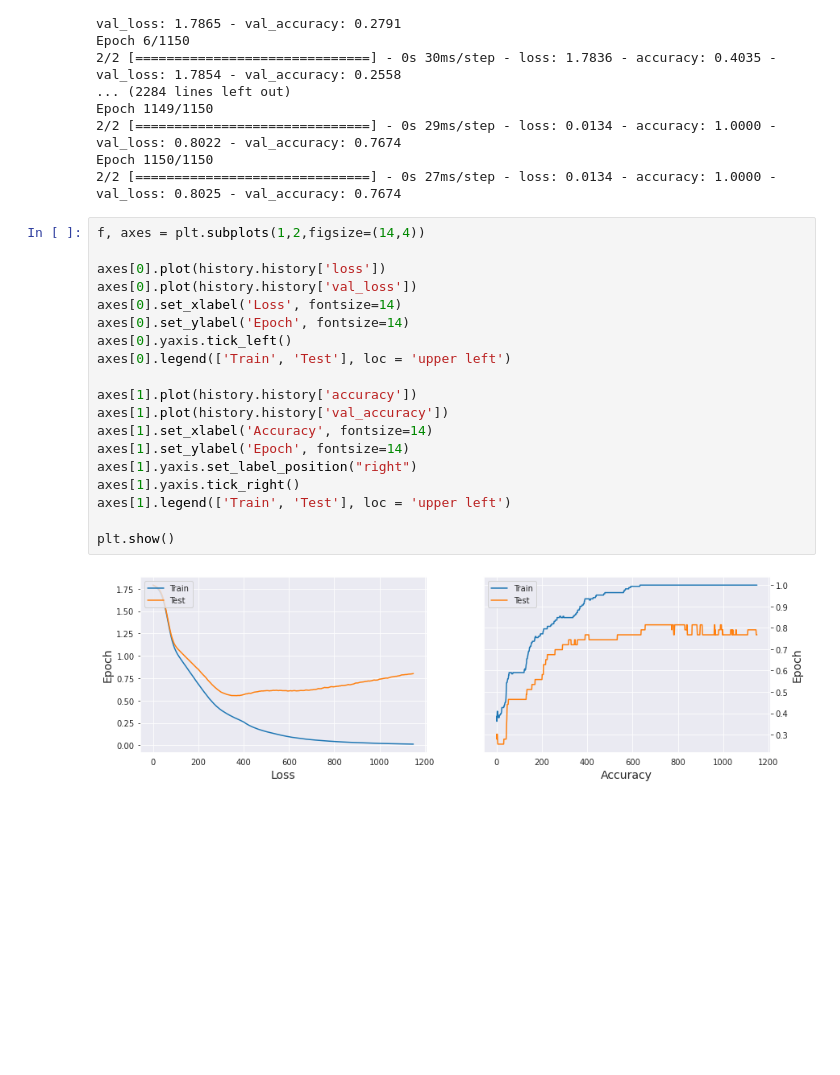
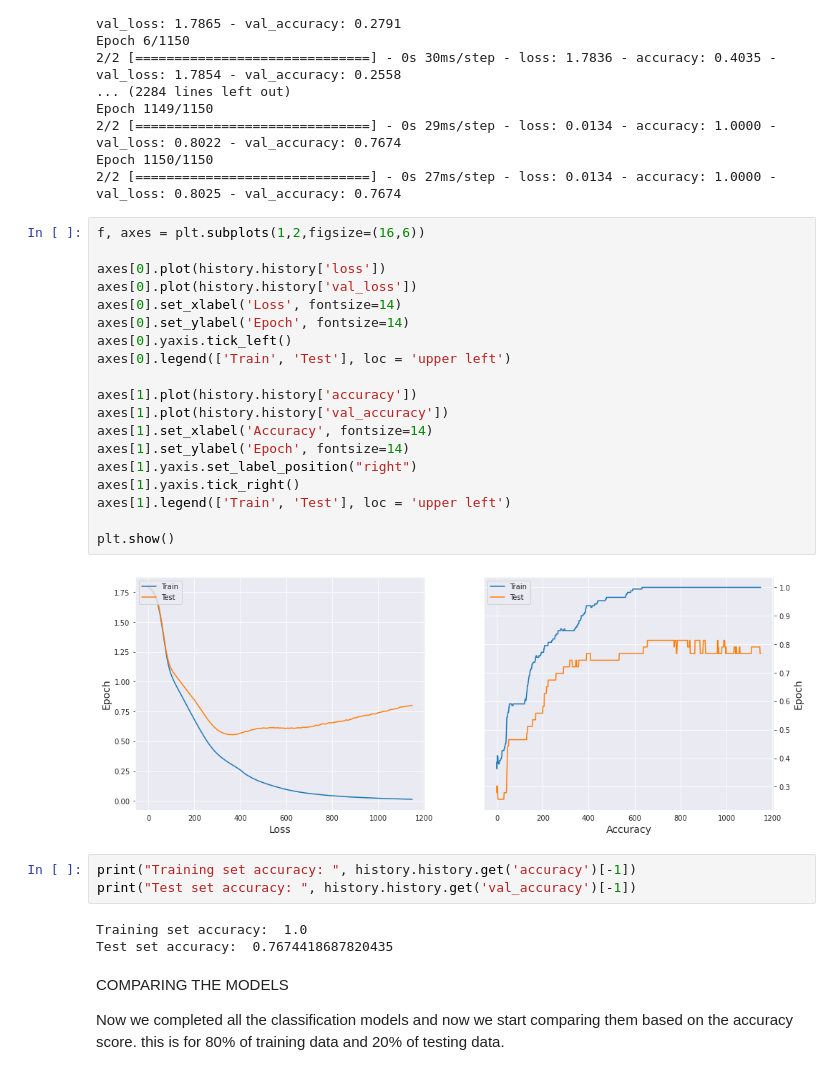
Before and after one commit to masp42/ML_Glass_CA, a Jupyter notebook: CA_ML_2.ipynb, the cells around one changed output. Drawn from its saved outputs; the diff is of its cells as text; blank space fills up the shorter version.

```diff
--- a/CA_ML_2.ipynb
+++ b/CA_ML_2.ipynb
@@ -506,23 +506,33 @@ Epoch 1149/1150
 Epoch 1150/1150
 2/2 [==============================] - 0s 27ms/step - loss: 0.0134 - accuracy: 1.0000 - val_loss: 0.8025 - val_accuracy: 0.7674
 # %%
-f, axes = plt.subplots(1,2,figsize=(14,4))
+f, axes = plt.subplots(1,2,figsize=(16,6))
 
 axes[0].plot(history.history['loss'])
 axes[0].plot(history.history['val_loss'])
 axes[0].set_xlabel('Loss', fontsize=14)
 axes[0].set_ylabel('Epoch', fontsize=14)
 axes[0].yaxis.tick_left()
 axes[0].legend(['Train', 'Test'], loc = 'upper left')
 
 axes[1].plot(history.history['accuracy'])
 axes[1].plot(history.history['val_accuracy'])
 axes[1].set_xlabel('Accuracy', fontsize=14)
 axes[1].set_ylabel('Epoch', fontsize=14)
 axes[1].yaxis.set_label_position("right")
 axes[1].yaxis.tick_right()
 axes[1].legend(['Train', 'Test'], loc = 'upper left')
 
 plt.show()
 # %% [output]
-[figure, old version]
+[figure, new version]
+# %%
+print("Training set accuracy: ", history.history.get('accuracy')[-1])
+print("Test set accuracy: ", history.history.get('val_accuracy')[-1])
+# %% [output]
+Training set accuracy:  1.0
+Test set accuracy:  0.7674418687820435
+# %% [markdown]
+COMPARING THE MODELS
+
+Now we completed all the classification models and now we start comparing them based on the accuracy score. this is for 80% of training data and 20% of testing data.
```
Also changed, not shown: parts of 4 cells of this notebook.
